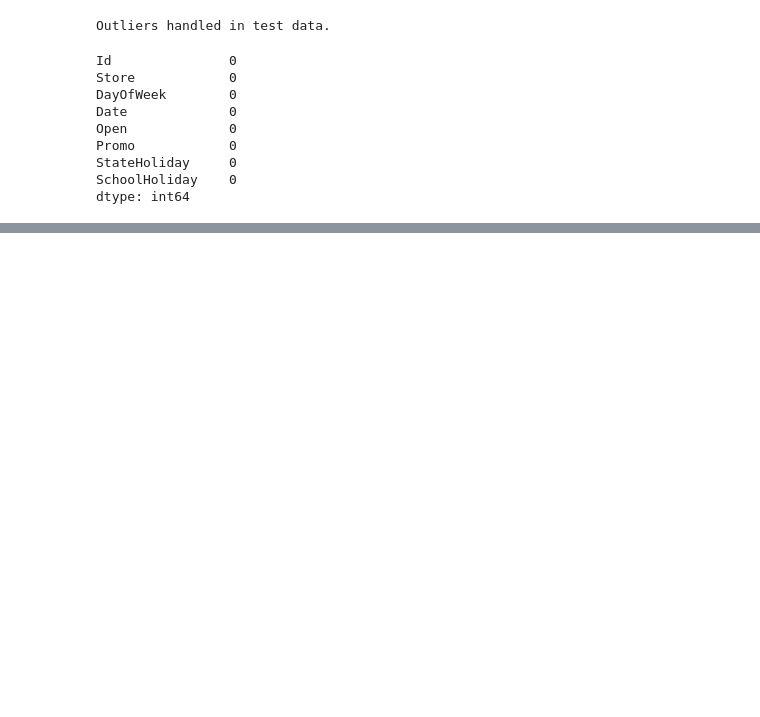
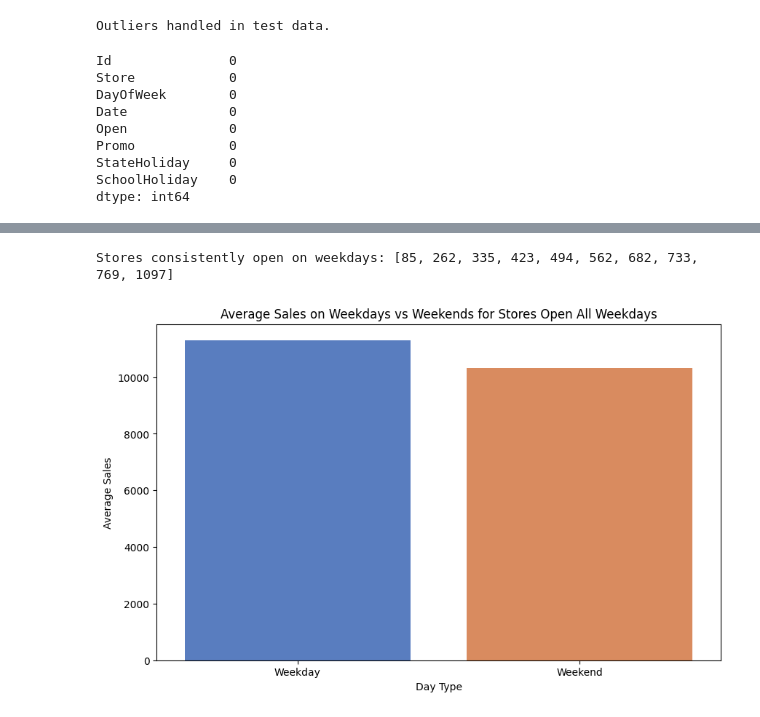
Before and after one commit to b-sam16/Rossmann-Sales-Forecasting, a Jupyter notebook: notebooks/eda.ipynb, the cells around one changed output, grey strips where cells are left out. Drawn from its saved outputs; the diff is of its cells as text; code cells hidden in the pictures; blank space fills up the shorter version.

```diff
--- a/notebooks/eda.ipynb
+++ b/notebooks/eda.ipynb
@@ -308,0 +511,3 @@ visualizer.stores_open_all_weekdays()
+# %%
+visualizer.analyze_weekday_vs_weekend_sales()
+# %% [output]
@@ -308,0 +515,2 @@ visualizer.stores_open_all_weekdays()
+Stores consistently open on weekdays: [85, 262, 335, 423, 494, 562, 682, 733, 769, 1097]
+[figure, added]
```
Also changed, not shown: parts of 34 cells of this notebook, 2 other files.
